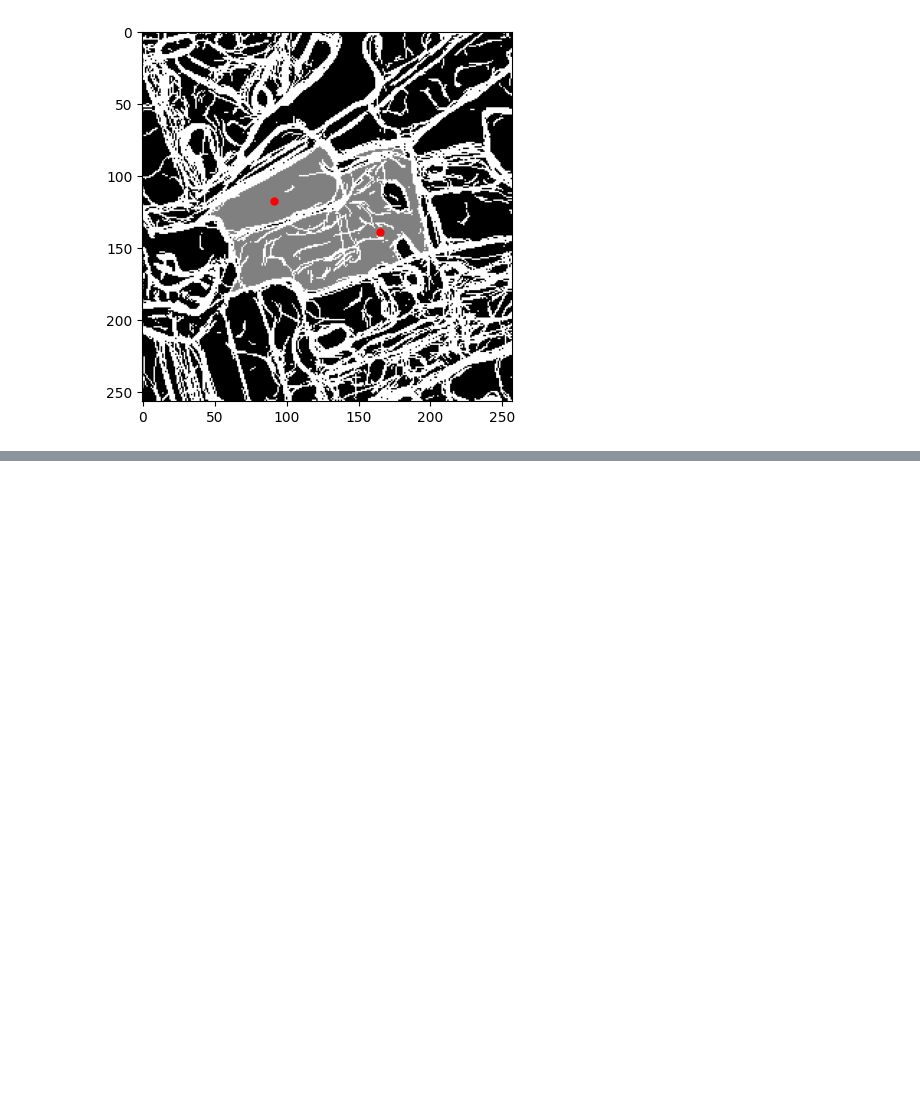
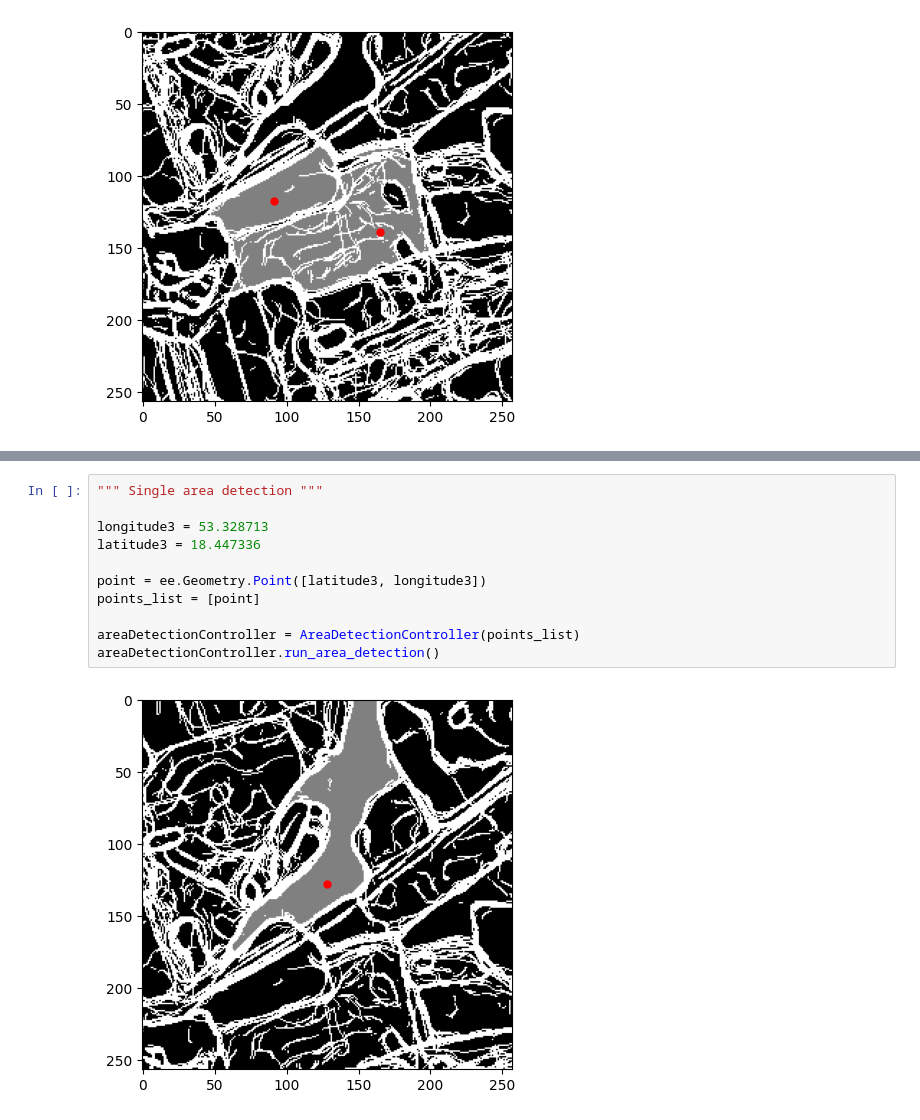
Before and after one commit to filipkorthals/UAVRoutePlanning, a Jupyter notebook: jupyter_notebooks/edges_detection_hysteresis_thresholding.ipynb, the cells around one changed output, grey strips where cells are left out. Cells and saved outputs as stored; diff of their text form; blank space fills up the shorter version.

```diff
--- a/jupyter_notebooks/edges_detection_hysteresis_thresholding.ipynb
+++ b/jupyter_notebooks/edges_detection_hysteresis_thresholding.ipynb
@@ -439,0 +472,13 @@ areaDetectionController.run_area_detection()
+# %%
+""" Single area detection """
+
+longitude3 = 53.328713
+latitude3 = 18.447336
+
+point = ee.Geometry.Point([latitude3, longitude3])
+points_list = [point]
+
+areaDetectionController = AreaDetectionController(points_list)
+areaDetectionController.run_area_detection()
+# %% [output]
+[figure, added]
```
Also changed, not shown: parts of 3 cells of this notebook.
